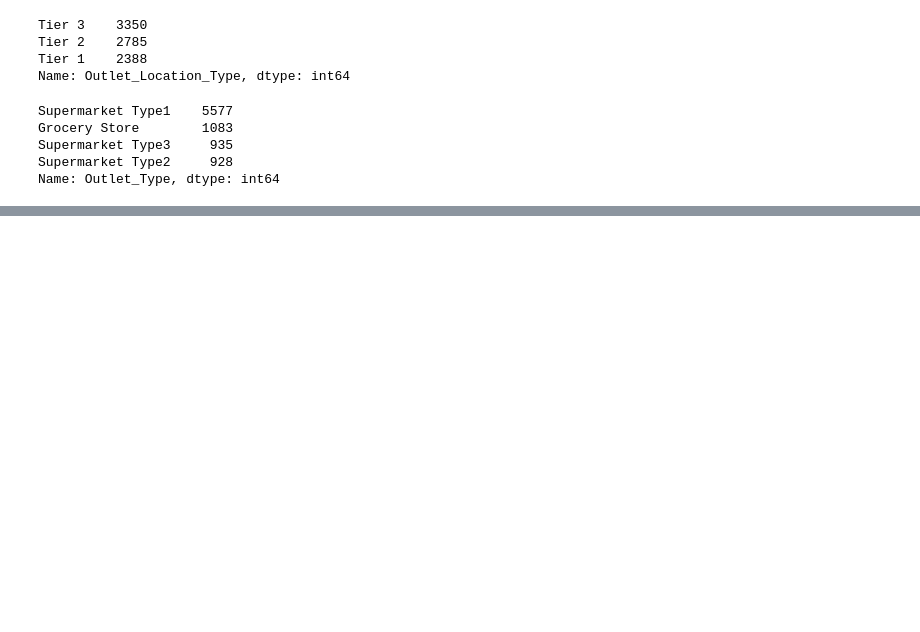
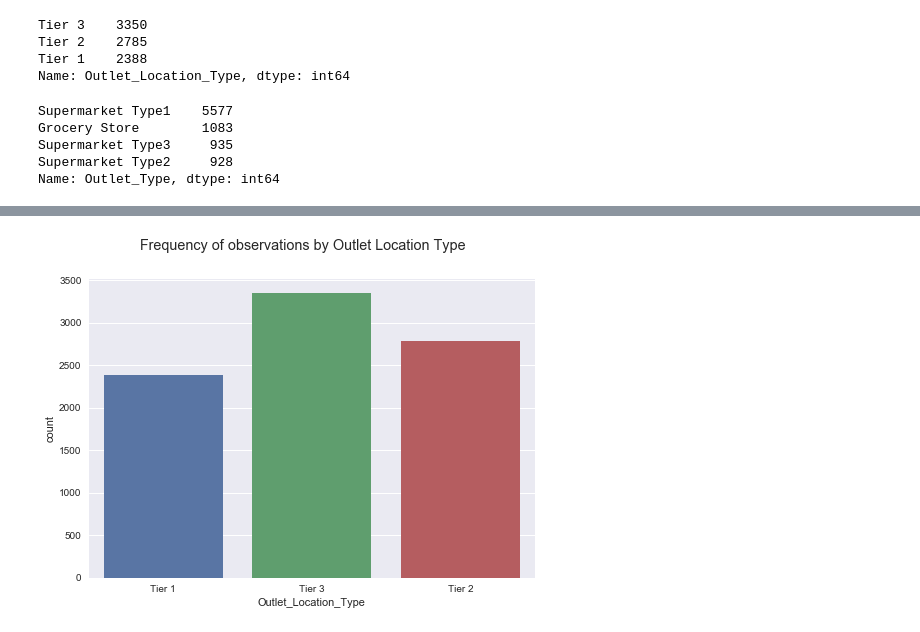
Before and after one commit to MallikarjunNamagiri/Machine-Learning-Practice, a Jupyter notebook: Bigmart/BigmartSales.ipynb, the cells around one changed output, grey strips where cells are left out. Cells and saved outputs as stored; diff of their text form; code cells hidden in the pictures; blank space fills up the shorter version.

```diff
--- a/Bigmart/BigmartSales.ipynb
+++ b/Bigmart/BigmartSales.ipynb
@@ -209,0 +248,6 @@ Name: Outlet_Type, dtype: int64
+# %%
+sns.countplot(x='Outlet_Location_Type', data = train_df)
+plt.suptitle('Frequency of observations by Outlet Location Type ')
+plt.show()
+# %% [output]
+[figure, added]
```
Also changed, not shown: parts of 24 cells of this notebook, 1 other file.
